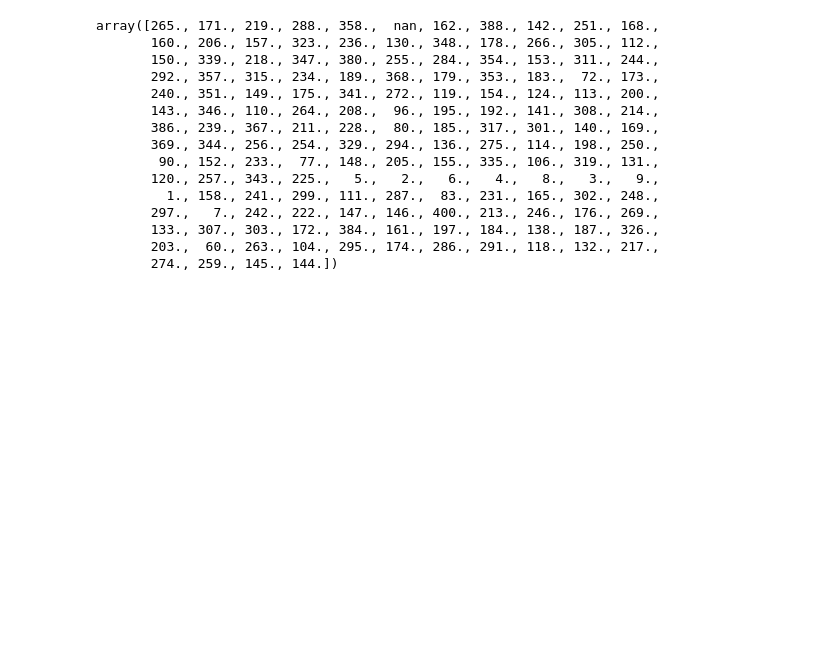
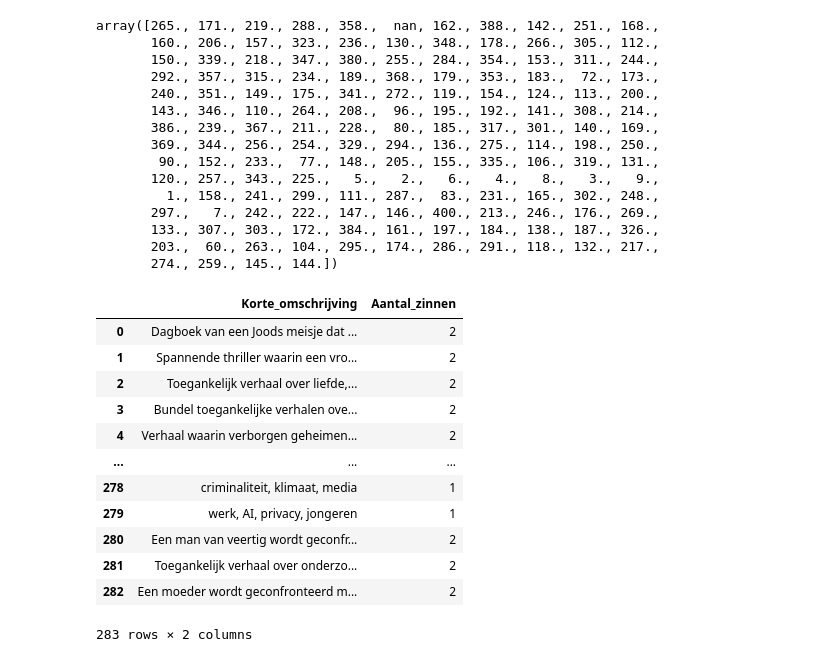
Before and after one commit to NannaLakens1/SE-2.1-2.2-LU2, a Jupyter notebook: lu2_opdrachten/Analyse.ipynb, the cells around one changed output. Saved outputs shown, nothing was run; the diff lists cells and outputs as text; code cells hidden in the pictures; blank space fills up the shorter version.

```diff
--- a/lu2_opdrachten/Analyse.ipynb
+++ b/lu2_opdrachten/Analyse.ipynb
@@ -180,3 +180,22 @@ array([265., 171., 219., 288., 358.,  nan, 162., 388., 142., 251., 168.,
        133., 307., 303., 172., 384., 161., 197., 184., 138., 187., 326.,
        203.,  60., 263., 104., 295., 174., 286., 291., 118., 132., 217.,
        274., 259., 145., 144.])
+# %%
+df.loc[
+    df["Aantal_zinnen"].notna(),
+    ["Korte_omschrijving", "Aantal_zinnen"]
+]
+# %% [output]
+|  | Korte_omschrijving | Aantal_zinnen |
+| 0 | Dagboek van een Joods meisje dat ... | 2 |
+| 1 | Spannende thriller waarin een vro... | 2 |
+| 2 | Toegankelijk verhaal over liefde,... | 2 |
+| 3 | Bundel toegankelijke verhalen ove... | 2 |
+| 4 | Verhaal waarin verborgen geheimen... | 2 |
+| ... | ... | ... |
+| 278 | criminaliteit, klimaat, media | 1 |
+| 279 | werk, AI, privacy, jongeren | 1 |
+| 280 | Een man van veertig wordt geconfr... | 2 |
+| 281 | Toegankelijk verhaal over onderzo... | 2 |
+| 282 | Een moeder wordt geconfronteerd m... | 2 |
+283 rows × 2 columns
```
Also changed, not shown: parts of 6 cells of this notebook, 9 other files.
